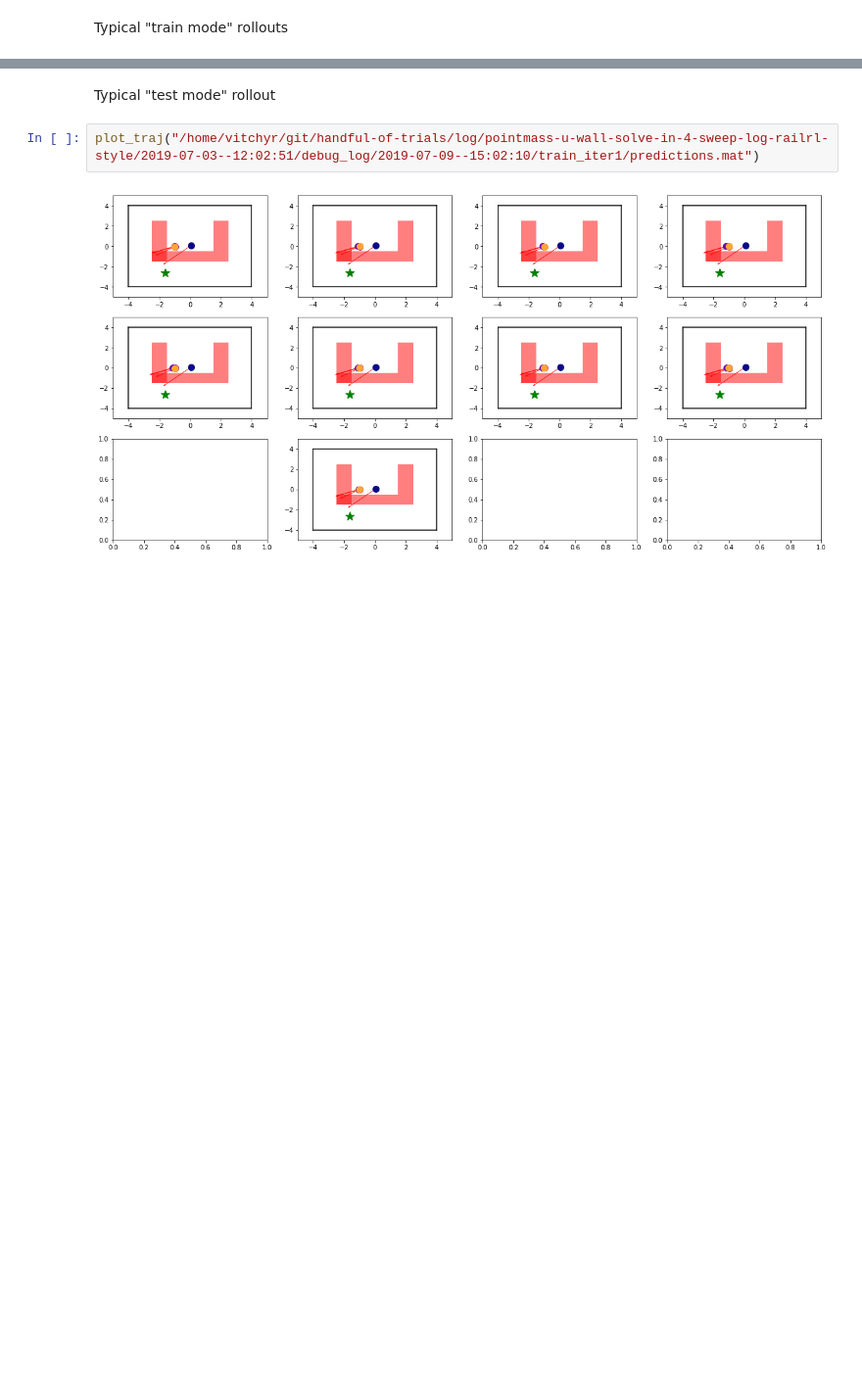
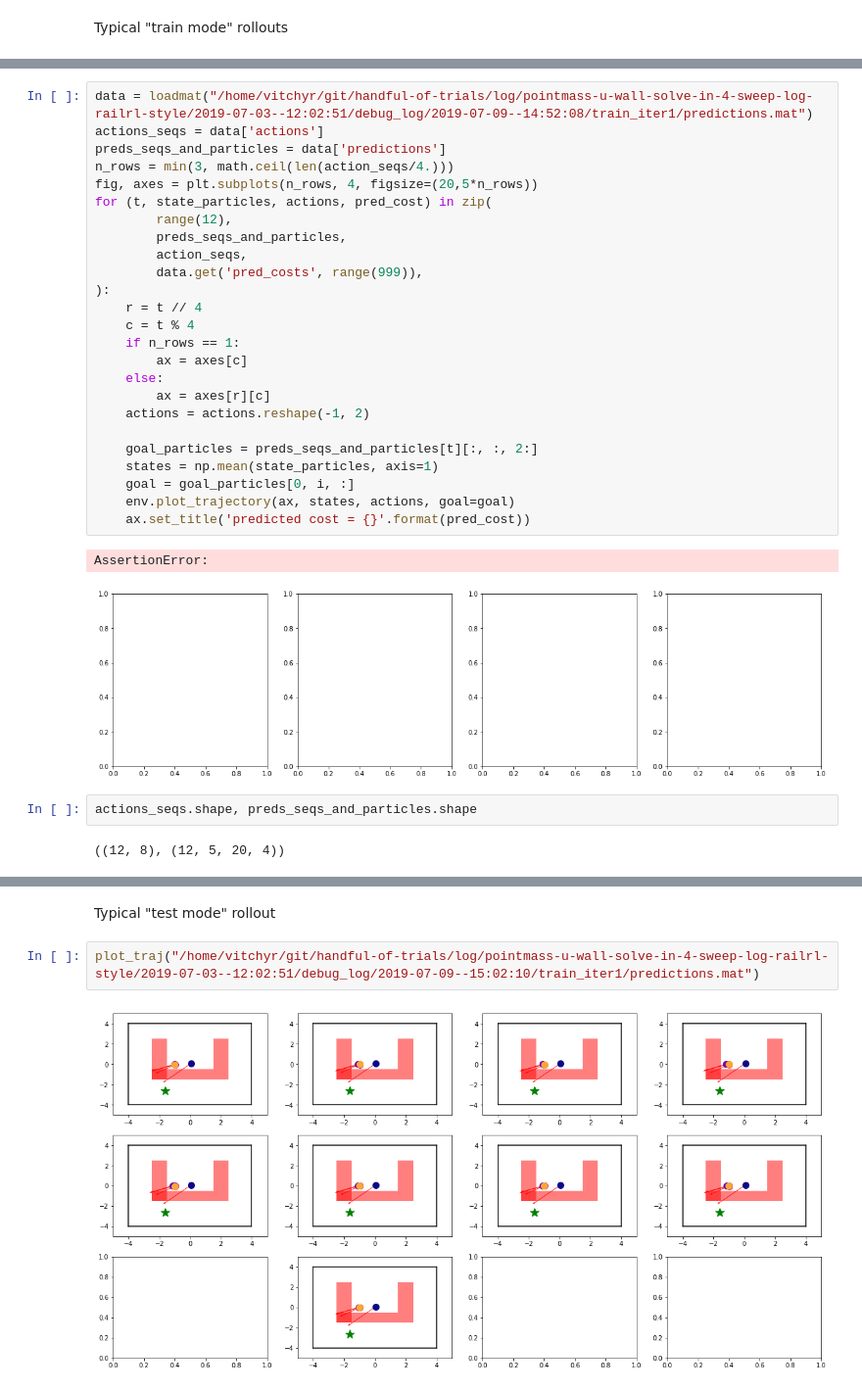
Before and after one commit to vitchyr/handful-of-trials, a Jupyter notebook: Visualizer.ipynb, the cells around one changed output, grey strips where cells are left out. Shown at 98% size. Drawn from its saved outputs; the diff is of its cells as text; blank space fills up the shorter version.

```diff
--- a/Visualizer.ipynb
+++ b/Visualizer.ipynb
@@ -77,3 +155,35 @@ plot_traj("/home/vitchyr/git/handful-of-trials/log/pointmass-u-wall-solve-in-4-s
+# %%
+data = loadmat("/home/vitchyr/git/handful-of-trials/log/pointmass-u-wall-solve-in-4-sweep-log-railrl-style/2019-07-03--12:02:51/debug_log/2019-07-09--14:52:08/train_iter1/predictions.mat")
+actions_seqs = data['actions']
+preds_seqs_and_particles = data['predictions']
+n_rows = min(3, math.ceil(len(action_seqs/4.)))
+fig, axes = plt.subplots(n_rows, 4, figsize=(20,5*n_rows))
+for (t, state_particles, actions, pred_cost) in zip(
+        range(12),
+        preds_seqs_and_particles,
+        action_seqs,
+        data.get('pred_costs', range(999)),
+):
+    r = t // 4
+    c = t % 4
+    if n_rows == 1:
+        ax = axes[c]
+    else:
+        ax = axes[r][c]
+    actions = actions.reshape(-1, 2)
+
+    goal_particles = preds_seqs_and_particles[t][:, :, 2:]
+    states = np.mean(state_particles, axis=1)
+    goal = goal_particles[0, i, :]
+    env.plot_trajectory(ax, states, actions, goal=goal)
+    ax.set_title('predicted cost = {}'.format(pred_cost))
+# %% [output]
+AssertionError:
+[figure, added]
+# %%
+actions_seqs.shape, preds_seqs_and_particles.shape
+# %% [output]
+((12, 8), (12, 5, 20, 4))
 # %%
 plot_traj("/home/vitchyr/git/handful-of-trials/log/pointmass-u-wall-solve-in-4-sweep-log-railrl-style/2019-07-03--12:02:51/debug_log/2019-07-09--14:57:51/train_iter1/predictions.mat")
 # %% [output]
```
Also changed, not shown: parts of 12 cells of this notebook.
